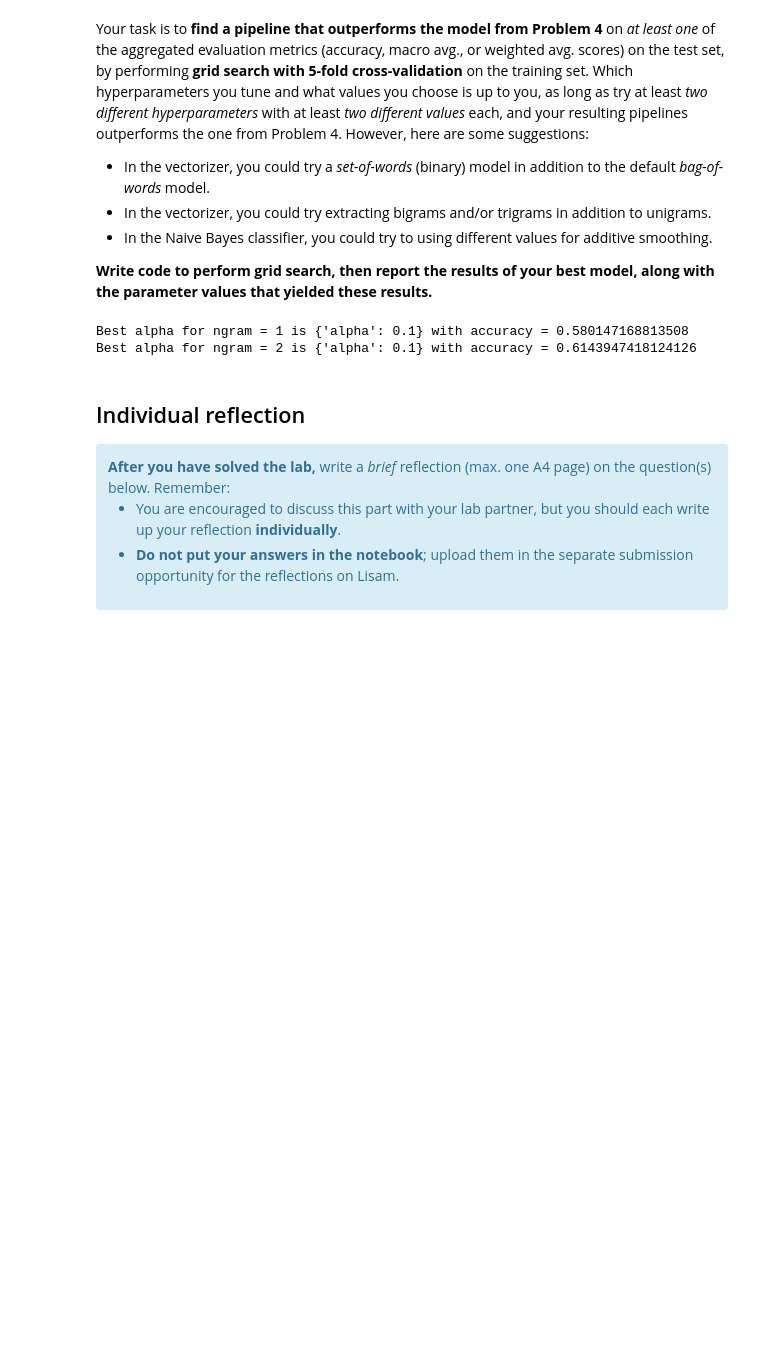
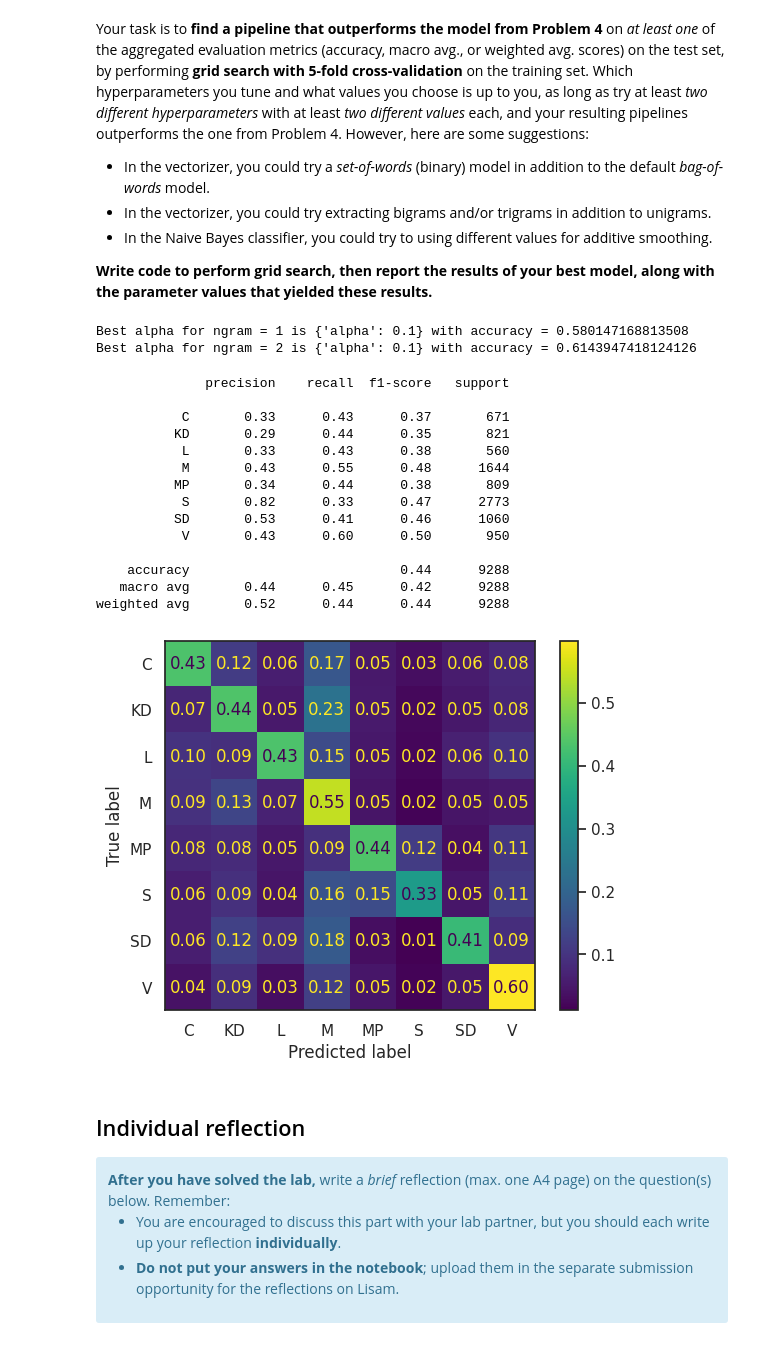
Before and after one commit to Johhed15/TextMining, a Jupyter notebook: lab2/l2/TM-Lab2.ipynb, the cells around one changed output. Saved outputs shown, nothing was run; the diff lists cells and outputs as text; code cells hidden in the pictures; blank space fills up the shorter version.

```diff
--- a/lab2/l2/TM-Lab2.ipynb
+++ b/lab2/l2/TM-Lab2.ipynb
@@ -351,6 +352,41 @@ for i in (1,2):
 # %% [output]
 Best alpha for ngram = 1 is {'alpha': 0.1} with accuracy = 0.580147168813508
 Best alpha for ngram = 2 is {'alpha': 0.1} with accuracy = 0.6143947418124126
+# %%
+# using the best model
+vectorizer = TfidfVectorizer(ngram_range = (1,2))
+X_train = vectorizer.fit_transform(strat_train['words'])
+X_test = vectorizer.transform(test_data['words'])
+mnb = MultinomialNB(alpha = 0.1)
+y_fit = mnb.fit(X_train, strat_train['party'])
+y_pred = y_fit.predict(X_test)
+
+with sns.axes_style("white"):  # Seaborn’s default style doesn’t play well with ConfusionMatrixDisplay, so we change it temporarily
+    ConfusionMatrixDisplay.from_estimator(
+        mnb,                 # The model that you want to plot the confusion matrix for
+        X_test,    # The input data for the model
+        test_data['party'],    # The correct (gold-standard) labels for the input data
+        normalize='true',
+        values_format='.2f'
+    )
+
+print(classification_report(test_data['party'], y_pred, zero_division=0))
+# %% [output]
+              precision    recall  f1-score   support
+
+           C       0.33      0.43      0.37       671
+          KD       0.29      0.44      0.35       821
+           L       0.33      0.43      0.38       560
+           M       0.43      0.55      0.48      1644
+          MP       0.34      0.44      0.38       809
+           S       0.82      0.33      0.47      2773
+          SD       0.53      0.41      0.46      1060
+           V       0.43      0.60      0.50       950
+
+    accuracy                           0.44      9288
+   macro avg       0.44      0.45      0.42      9288
+weighted avg       0.52      0.44      0.44      9288
+[figure, added]
 # %% [markdown]
 ## Individual reflection
 
```
Also changed, not shown: parts of 1 cell of this notebook.
